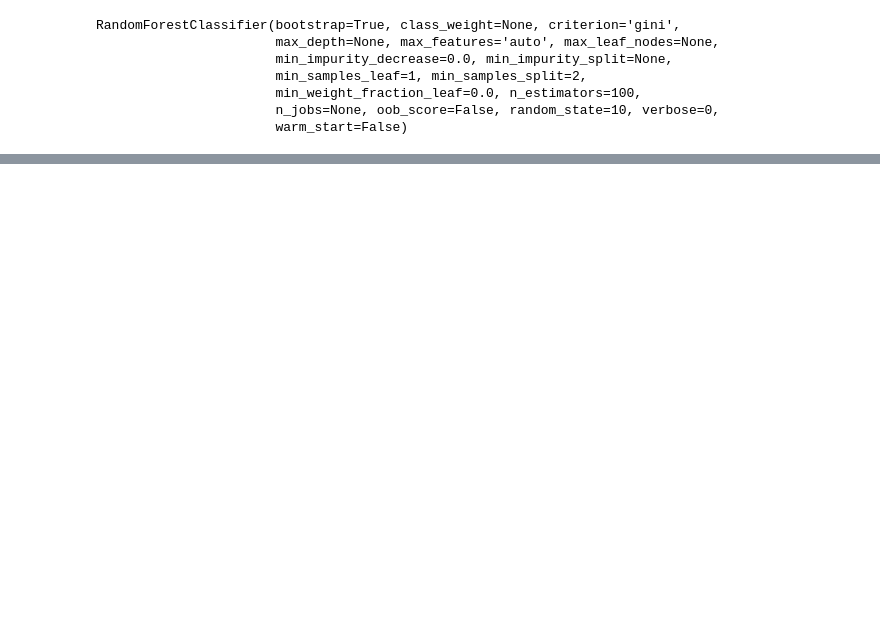
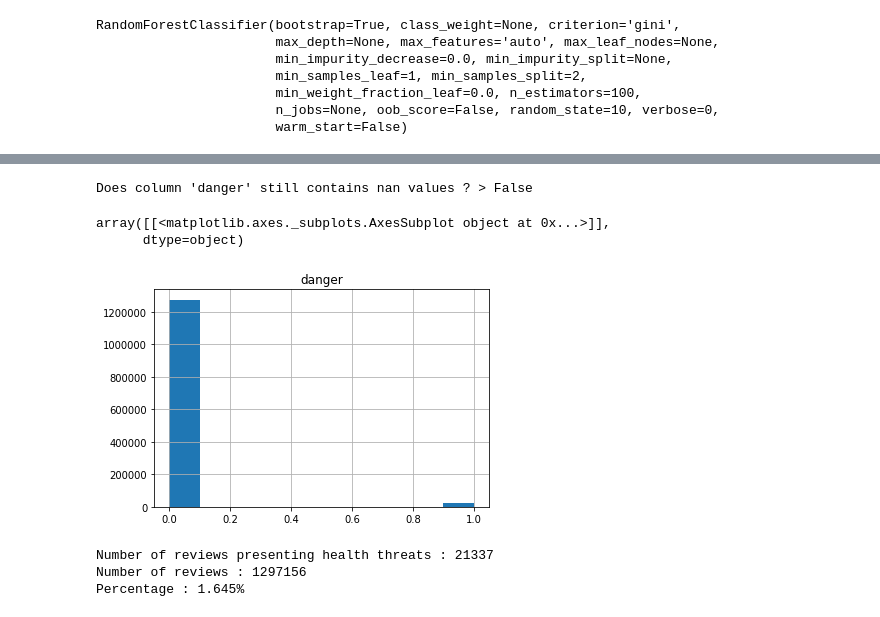
Before and after one commit to KKanakaraj/Amazon-Reviews-Infectious-Disease, a Jupyter notebook: notebooks/Classification_with_word2vec.ipynb, the cells around one changed output, grey strips where cells are left out. Drawn from its saved outputs; the diff is of its cells as text; code cells hidden in the pictures; blank space fills up the shorter version.

```diff
--- a/notebooks/Classification_with_word2vec.ipynb
+++ b/notebooks/Classification_with_word2vec.ipynb
@@ -170,0 +198,4 @@ MemoryError: Unable to allocate array with shape (1152954, 100) and data type fl
+# %%
+final = final.drop(['reviewText_y', 'healthScore_y', 'tokenReviews_y', 'feature_y'], axis=1)
+
+final.head()
@@ -170,0 +209,4 @@ MemoryError: Unable to allocate array with shape (1152954, 100) and data type fl
+# %%
+final = final.rename(columns={'reviewText_x': 'reviewText', 'healthScore_x': 'healthScore', 'danger_x': 'danger', 'tokenReviews_x': 'tokenReviews', 'feature_x': 'feature'})
+
+final.head()
@@ -170,0 +220,4 @@ MemoryError: Unable to allocate array with shape (1152954, 100) and data type fl
+# %%
+final['danger'] = np.where(final['danger'].isna(), final['danger_y'], final['danger'])
+
+final.head()
@@ -170,0 +231,4 @@ MemoryError: Unable to allocate array with shape (1152954, 100) and data type fl
+# %%
+final = final.drop('danger_y', axis=1)
+
+final.head()
@@ -170,0 +242,21 @@ MemoryError: Unable to allocate array with shape (1152954, 100) and data type fl
+# %%
+print("Does column 'danger' still contains nan values ? > {}".format(final['danger'].isna().any()))
+# %% [output]
+Does column 'danger' still contains nan values ? > False
+# %%
+final['danger'] = final['danger'].astype(np.int8)
+final.hist(column='danger')
+# %% [output]
+array([[<matplotlib.axes._subplots.AxesSubplot object at 0x...>]],
+      dtype=object)
+[figure, added]
+# %%
+threats = len(final[final['danger'] == 1])
+
+print("Number of reviews presenting health threats : {}".format(threats))
+print("Number of reviews : {}".format(len(final)))
+print("Percentage : {0:.3f}%".format(threats*100/len(final)))
+# %% [output]
+Number of reviews presenting health threats : 21337
+Number of reviews : 1297156
+Percentage : 1.645%
```
Also changed, not shown: parts of 15 cells of this notebook.
